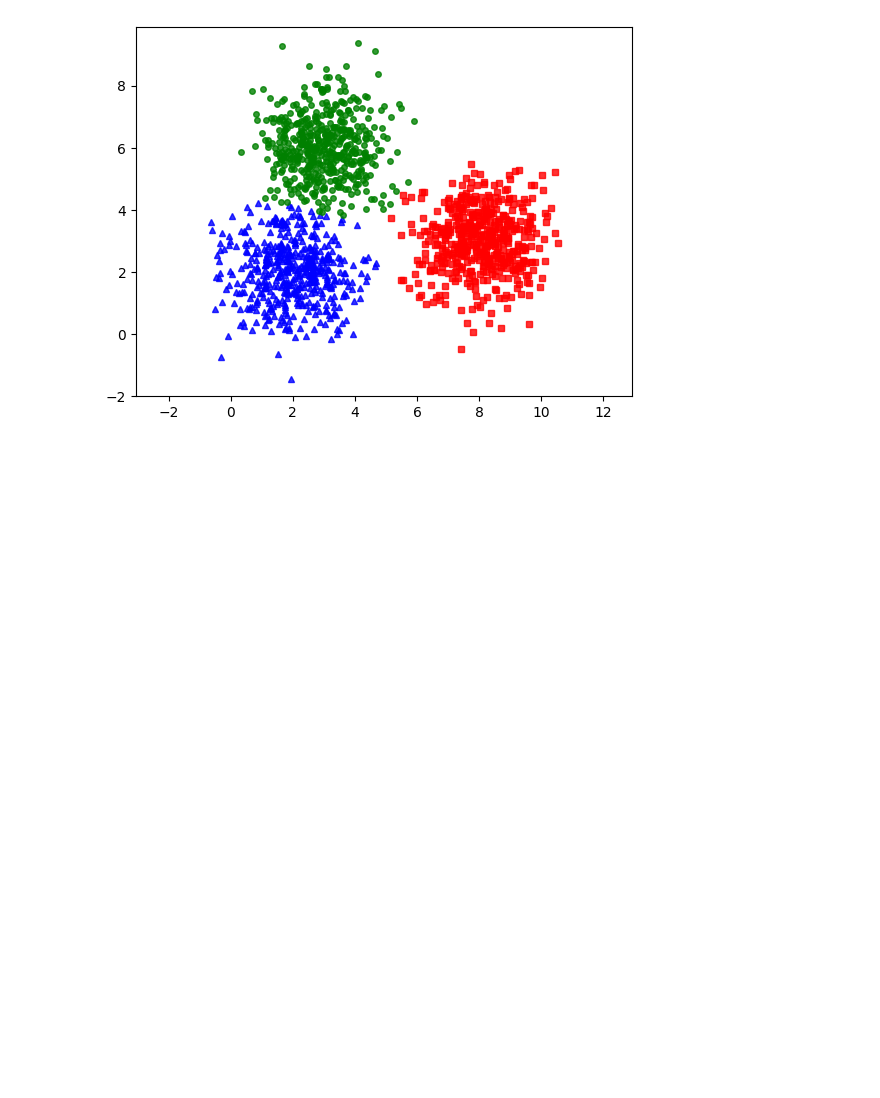
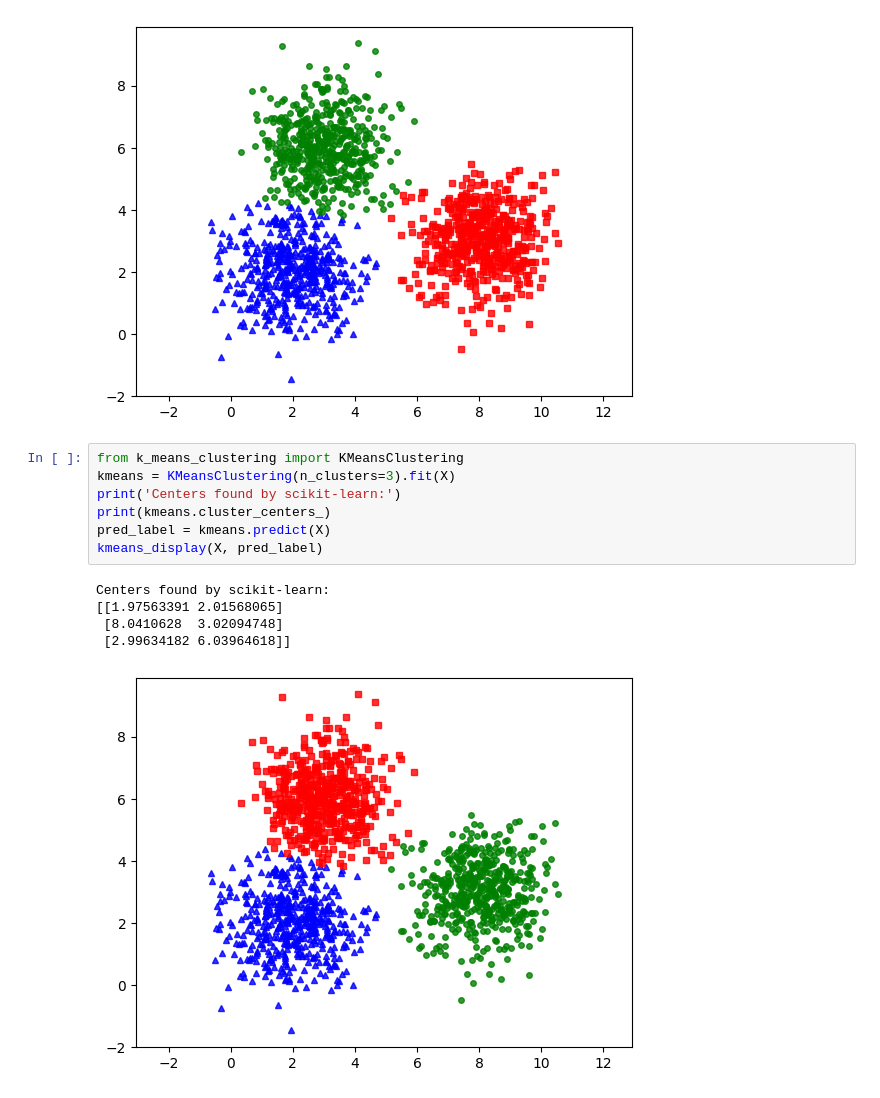
Before and after one commit to phamducthien4325/machine_learning, a Jupyter notebook: k_means_clustering/k_means_clustering.ipynb, the cells around one changed output. Cells and saved outputs as stored; diff of their text form; blank space fills up the shorter version.

Commit message:
add k-means clustering class and update its test

```diff
--- a/k_means_clustering/k_means_clustering.ipynb
+++ b/k_means_clustering/k_means_clustering.ipynb
@@ -123,3 +123,16 @@ Centers found by scikit-learn:
  [2.98759958 6.02896527]
  [8.0410628  3.02094748]]
 [figure]
+# %%
+from k_means_clustering import KMeansClustering
+kmeans = KMeansClustering(n_clusters=3).fit(X)
+print('Centers found by scikit-learn:')
+print(kmeans.cluster_centers_)
+pred_label = kmeans.predict(X)
+kmeans_display(X, pred_label)
+# %% [output]
+Centers found by scikit-learn:
+[[1.97563391 2.01568065]
+ [8.0410628  3.02094748]
+ [2.99634182 6.03964618]]
+[figure, added]
```
Also changed, not shown: 1 other file.
